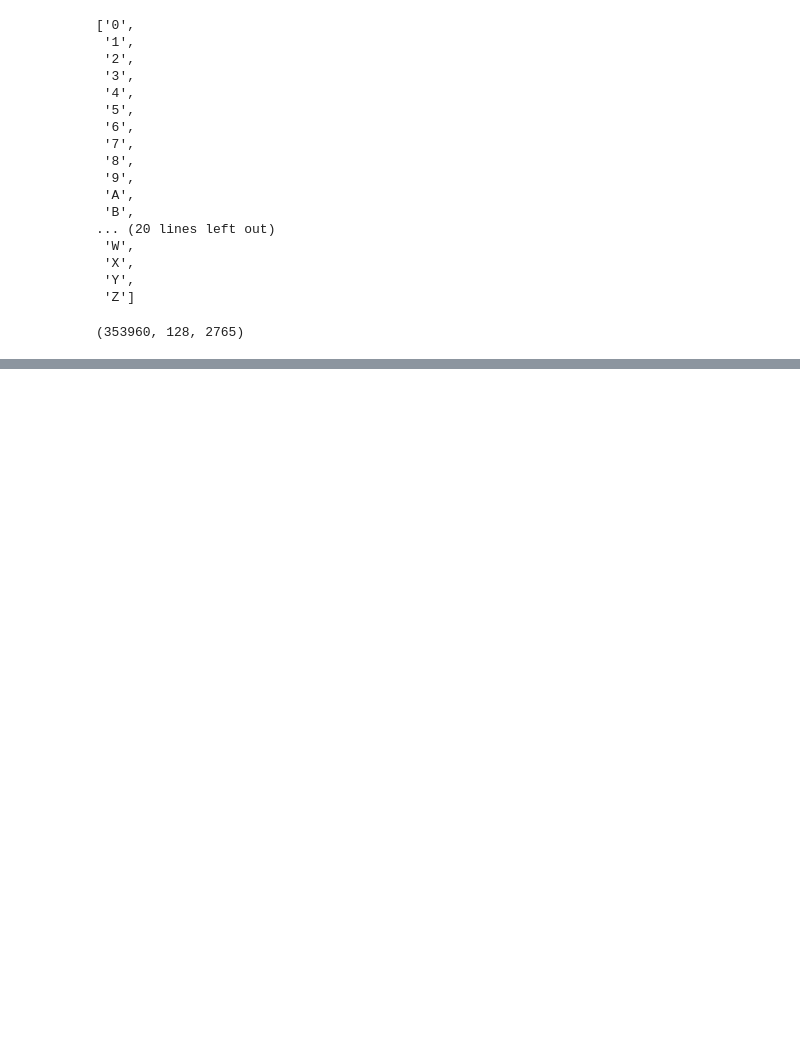
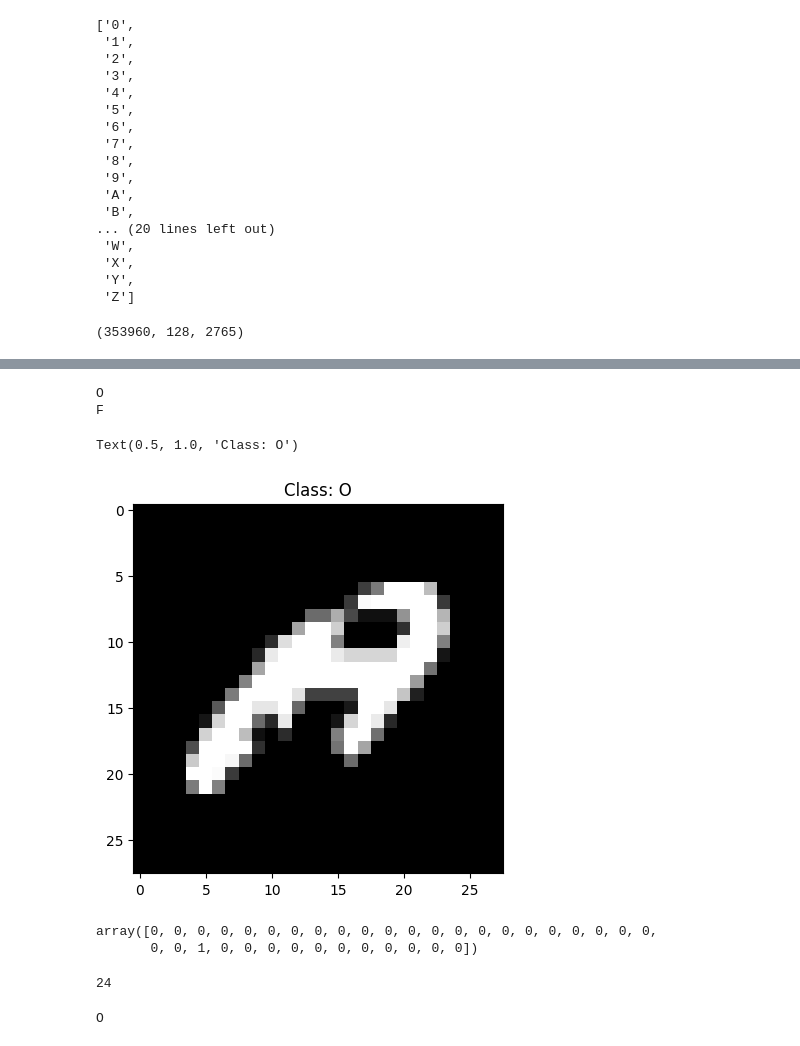
Before and after one commit to ddasix/ocr-python, a Jupyter notebook: section-05-01.ipynb, the cells around one changed output, grey strips where cells are left out. Saved outputs shown, nothing was run; the diff lists cells and outputs as text; code cells hidden in the pictures; blank space fills up the shorter version.

```diff
--- a/section-05-01.ipynb
+++ b/section-05-01.ipynb
@@ -546,0 +598,2 @@ KeyboardInterrupt:
+# %%
+predictions = network.predict(x_test, batch_size=batch_size)
@@ -546,0 +661,24 @@ KeyboardInterrupt:
+# %%
+print(name_labels[np.argmax(predictions[0])])
+print(name_labels[np.argmin(predictions[0])])
+
+plt.imshow(x_test[np.argmax(predictions[0])].reshape(28,28), cmap='gray')
+plt.title(f'Class: {str(name_labels[np.argmax(predictions[0])])}')
+# %% [output]
+O
+F
+Text(0.5, 1.0, 'Class: O')
+[figure, added]
+# %%
+y_test[0]
+# %% [output]
+array([0, 0, 0, 0, 0, 0, 0, 0, 0, 0, 0, 0, 0, 0, 0, 0, 0, 0, 0, 0, 0, 0,
+       0, 0, 1, 0, 0, 0, 0, 0, 0, 0, 0, 0, 0, 0])
+# %%
+np.argmax(y_test[0])
+# %% [output]
+24
+# %%
+print(name_labels[np.argmax(y_test[0])])
+# %% [output]
+O
```
Also changed, not shown: parts of 32 cells of this notebook, 5 other files.
